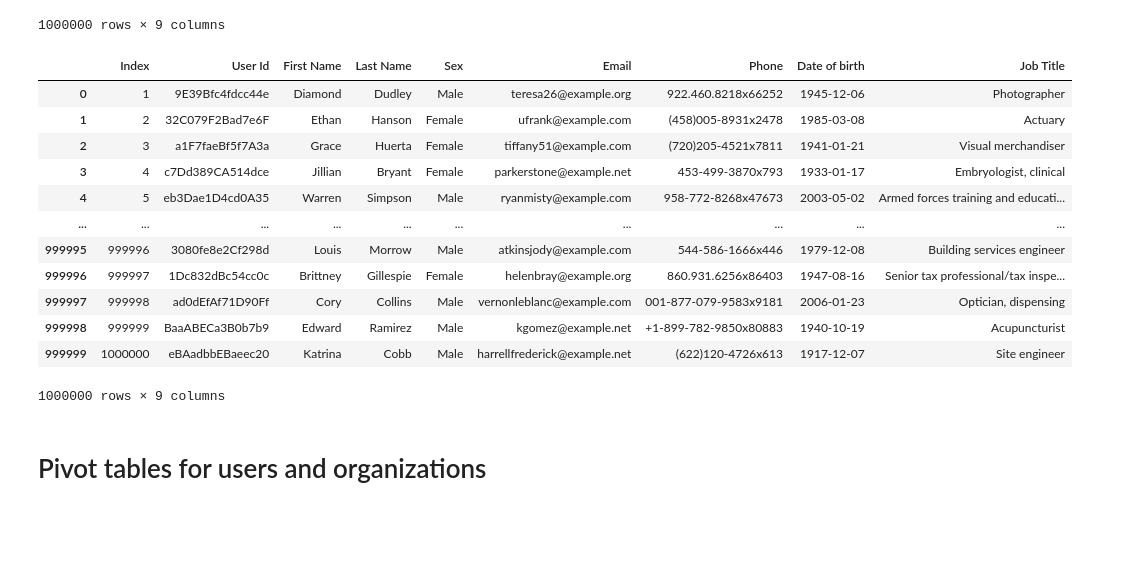
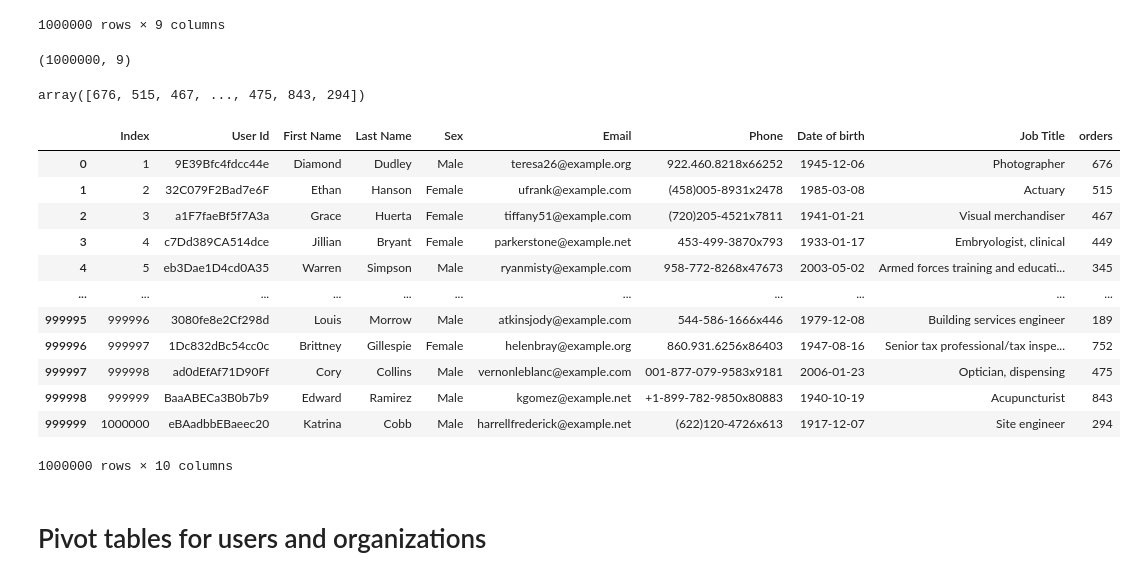
Before and after one commit to TerenceManyike/pythonDataAnalysis, a Jupyter notebook: descriptiveDataAnalysis.ipynb, the cells around one changed output. Cells and saved outputs as stored; diff of their text form; code cells hidden in the pictures; blank space fills up the shorter version.

Commit message:
Update: Descriptive data analysis pivot tables

```diff
--- a/descriptiveDataAnalysis.ipynb
+++ b/descriptiveDataAnalysis.ipynb
@@ -30,21 +32,34 @@ org_csv_data # Organization dataset
 | 999999 | 1000000 | E7F889e990DAF3F | Edwards PLC | http://petersen.com/ | Nicaragua | Cross-group global architecture | 2015 | Museums / Institutions | ... |
 1000000 rows × 9 columns
 # %%
-users_csv_data # Users dataset
+# Users dataset
+users_csv_data.shape
 # %% [output]
-|  | Index | User Id | First Name | Last Name | Sex | Email | Phone | Date of birth | Job Title |
-| 0 | 1 | 9E39Bfc4fdcc44e | Diamond | Dudley | Male | teresa26@example.org | 922.460.8218x66252 | 1945-12-06 | Photographer |
-| 1 | 2 | 32C079F2Bad7e6F | Ethan | Hanson | Female | ufrank@example.com | (458)005-8931x2478 | 1985-03-08 | Actuary |
-| 2 | 3 | a1F7faeBf5f7A3a | Grace | Huerta | Female | tiffany51@example.com | (720)205-4521x7811 | 1941-01-21 | Visual merchandiser |
-| 3 | 4 | c7Dd389CA514dce | Jillian | Bryant | Female | parkerstone@example.net | 453-499-3870x793 | 1933-01-17 | Embryologist, clinical |
-| 4 | 5 | eb3Dae1D4cd0A35 | Warren | Simpson | Male | ryanmisty@example.com | 958-772-8268x47673 | 2003-05-02 | Armed forces training and educati... |
-| ... | ... | ... | ... | ... | ... | ... | ... | ... | ... |
-| 999995 | 999996 | 3080fe8e2Cf298d | Louis | Morrow | Male | atkinsjody@example.com | 544-586-1666x446 | 1979-12-08 | Building services engineer |
-| 999996 | 999997 | 1Dc832dBc54cc0c | Brittney | Gillespie | Female | helenbray@example.org | 860.931.6256x86403 | 1947-08-16 | Senior tax professional/tax inspe... |
-| 999997 | 999998 | ad0dEfAf71D90Ff | Cory | Collins | Male | vernonleblanc@example.com | 001-877-079-9583x9181 | 2006-01-23 | Optician, dispensing |
-| 999998 | 999999 | BaaABECa3B0b7b9 | Edward | Ramirez | Male | kgomez@example.net | +1-899-782-9850x80883 | 1940-10-19 | Acupuncturist |
-| 999999 | 1000000 | eBAadbbEBaeec20 | Katrina | Cobb | Male | harrellfrederick@example.net | (622)120-4726x613 | 1917-12-07 | Site engineer |
-1000000 rows × 9 columns
+(1000000, 9)
+# %%
+# Select random orders made by each user
+orders = np.random.randint(50, 1001, 1000000)
+orders
+# %% [output]
+array([676, 515, 467, ..., 475, 843, 294])
+# %%
+# Add column orders to users data
+users_csv_data['orders'] = orders
+users_csv_data
+# %% [output]
+|  | Index | User Id | First Name | Last Name | Sex | Email | Phone | Date of birth | Job Title | orders |
+| 0 | 1 | 9E39Bfc4fdcc44e | Diamond | Dudley | Male | teresa26@example.org | 922.460.8218x66252 | 1945-12-06 | Photographer | 676 |
+| 1 | 2 | 32C079F2Bad7e6F | Ethan | Hanson | Female | ufrank@example.com | (458)005-8931x2478 | 1985-03-08 | Actuary | 515 |
+| 2 | 3 | a1F7faeBf5f7A3a | Grace | Huerta | Female | tiffany51@example.com | (720)205-4521x7811 | 1941-01-21 | Visual merchandiser | 467 |
+| 3 | 4 | c7Dd389CA514dce | Jillian | Bryant | Female | parkerstone@example.net | 453-499-3870x793 | 1933-01-17 | Embryologist, clinical | 449 |
+| 4 | 5 | eb3Dae1D4cd0A35 | Warren | Simpson | Male | ryanmisty@example.com | 958-772-8268x47673 | 2003-05-02 | Armed forces training and educati... | 345 |
+| ... | ... | ... | ... | ... | ... | ... | ... | ... | ... | ... |
+| 999995 | 999996 | 3080fe8e2Cf298d | Louis | Morrow | Male | atkinsjody@example.com | 544-586-1666x446 | 1979-12-08 | Building services engineer | 189 |
+| 999996 | 999997 | 1Dc832dBc54cc0c | Brittney | Gillespie | Female | helenbray@example.org | 860.931.6256x86403 | 1947-08-16 | Senior tax professional/tax inspe... | 752 |
+| 999997 | 999998 | ad0dEfAf71D90Ff | Cory | Collins | Male | vernonleblanc@example.com | 001-877-079-9583x9181 | 2006-01-23 | Optician, dispensing | 475 |
+| 999998 | 999999 | BaaABECa3B0b7b9 | Edward | Ramirez | Male | kgomez@example.net | +1-899-782-9850x80883 | 1940-10-19 | Acupuncturist | 843 |
+| 999999 | 1000000 | eBAadbbEBaeec20 | Katrina | Cobb | Male | harrellfrederick@example.net | (622)120-4726x613 | 1917-12-07 | Site engineer | 294 |
+1000000 rows × 10 columns
 # %% [markdown]
 # Pivot tables for users and organizations
 # %% [markdown]
```
Also changed, not shown: parts of 8 cells of this notebook.
